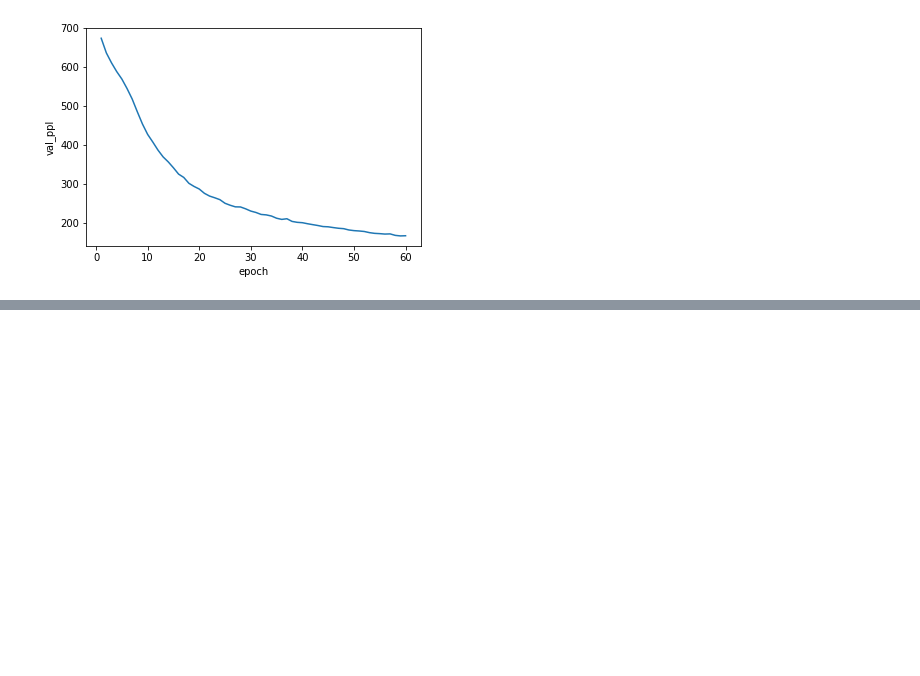
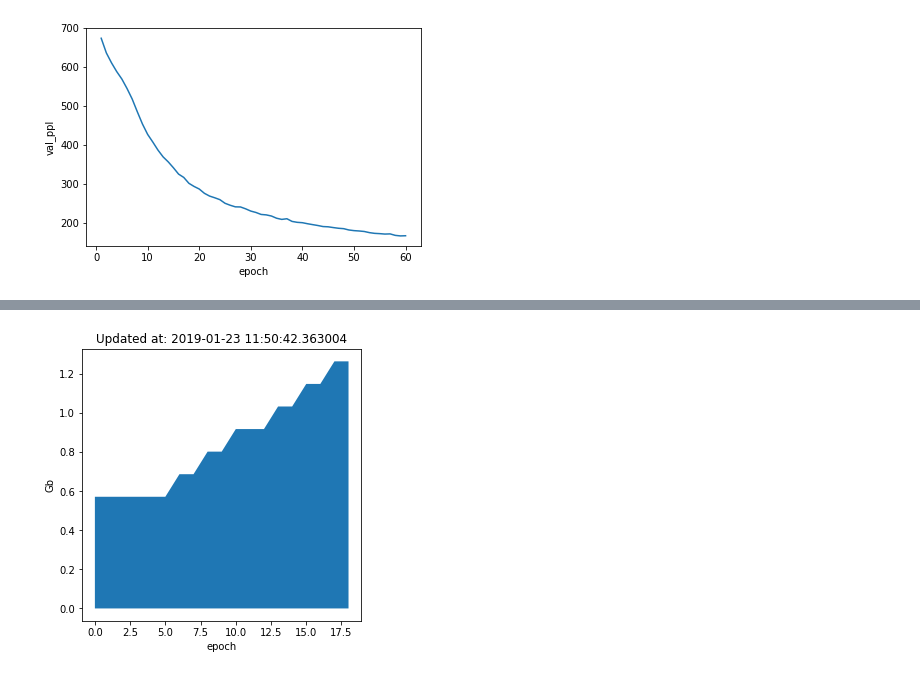
Before and after one commit to a-martyn/awd-lstm, a Jupyter notebook: monitor.ipynb, the cells around one changed output, grey strips where cells are left out. Saved outputs shown, nothing was run; the diff lists cells and outputs as text; code cells hidden in the pictures; blank space fills up the shorter version.

```diff
--- a/monitor.ipynb
+++ b/monitor.ipynb
@@ -68,0 +81,5 @@ sns.lineplot(x='epoch', y='val_ppl', data=df);
+# %%
+plt.figure(figsize=(5, 5))
+plot_memory_usage2('./results/awd_lstm_fixed_seq_len_1.csv')
+# %% [output]
+[figure, added]
```
Also changed, not shown: parts of 9 cells of this notebook, 7 other files.
